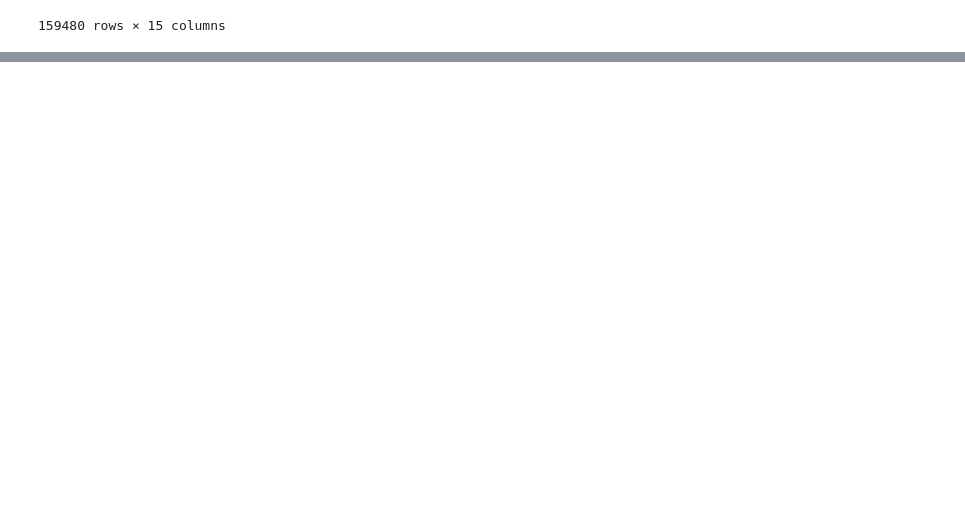
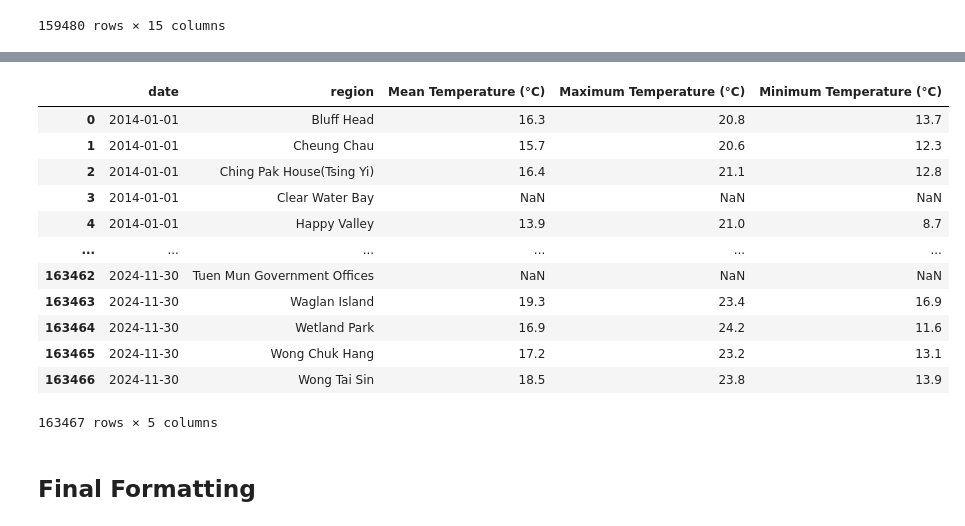
Before and after one commit to buthontingtimothy/Visualization_Mini_Project, a Jupyter notebook: Web_scraping.ipynb, the cells around one changed output, grey strips where cells are left out. Drawn from its saved outputs; the diff is of its cells as text; code cells hidden in the pictures; blank space fills up the shorter version.

```diff
--- a/Web_scraping.ipynb
+++ b/Web_scraping.ipynb
@@ -296,0 +338,2 @@ data.to_csv("data_v1.csv")
+# %%
+data_link_list = [item for sublist in [get_link_list(data_id) for data_id in data_id_list] for item in sublist]
@@ -296,0 +360,2 @@ data.to_csv("data_v1.csv")
+# %%
+station_all = [data_link.split("/")[6] for data_link in data_link_list] + station_temperature + staion_other
@@ -296,0 +402,2 @@ data.to_csv("data_v1.csv")
+# %%
+data_temp = merge_all_station_in_all_series(data_type_list_temperature, station_unique_sort, temperature, 2014)
@@ -296,0 +420,16 @@ data.to_csv("data_v1.csv")
+# %%
+data_temp
+# %% [output]
+|  | date | region | Mean Temperature (°C) | Maximum Temperature (°C) | Minimum Temperature (°C) |
+| 0 | 2014-01-01 | Bluff Head | 16.3 | 20.8 | 13.7 |
+| 1 | 2014-01-01 | Cheung Chau | 15.7 | 20.6 | 12.3 |
+| 2 | 2014-01-01 | Ching Pak House(Tsing Yi) | 16.4 | 21.1 | 12.8 |
+| 3 | 2014-01-01 | Clear Water Bay | NaN | NaN | NaN |
+| 4 | 2014-01-01 | Happy Valley | 13.9 | 21.0 | 8.7 |
+| ... | ... | ... | ... | ... | ... |
+| 163462 | 2024-11-30 | Tuen Mun Government Offices | NaN | NaN | NaN |
+| 163463 | 2024-11-30 | Waglan Island | 19.3 | 23.4 | 16.9 |
+| 163464 | 2024-11-30 | Wetland Park | 16.9 | 24.2 | 11.6 |
+| 163465 | 2024-11-30 | Wong Chuk Hang | 17.2 | 23.2 | 13.1 |
+| 163466 | 2024-11-30 | Wong Tai Sin | 18.5 | 23.8 | 13.9 |
+163467 rows × 5 columns
@@ -296,0 +438,2 @@ data.to_csv("data_v1.csv")
+# %% [markdown]
+## Final Formatting
```
Also changed, not shown: parts of 35 cells of this notebook.
